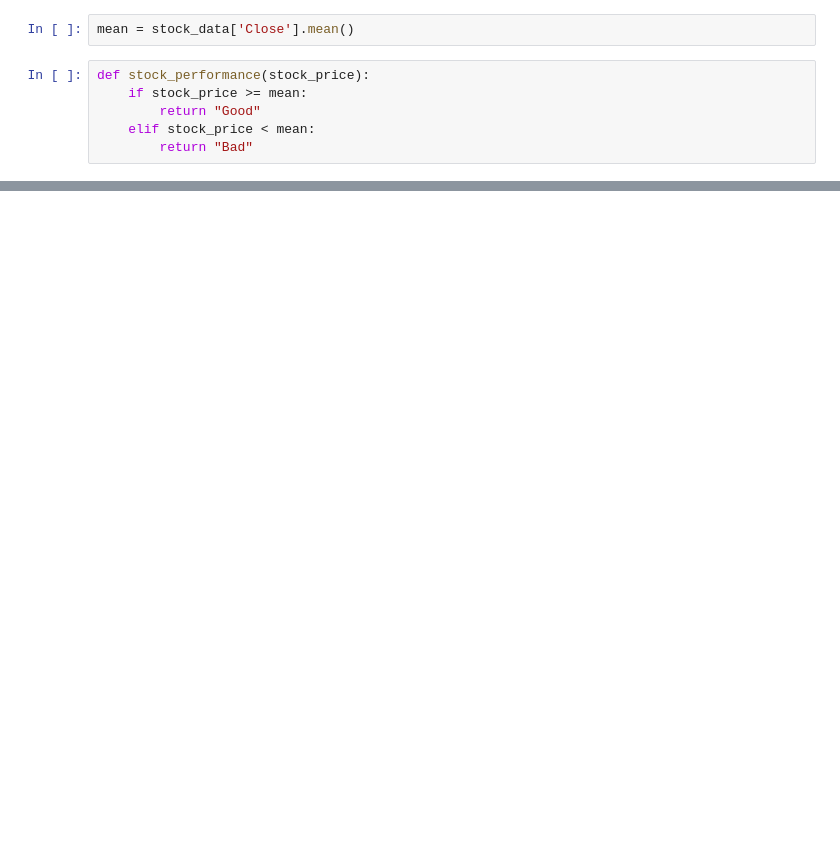
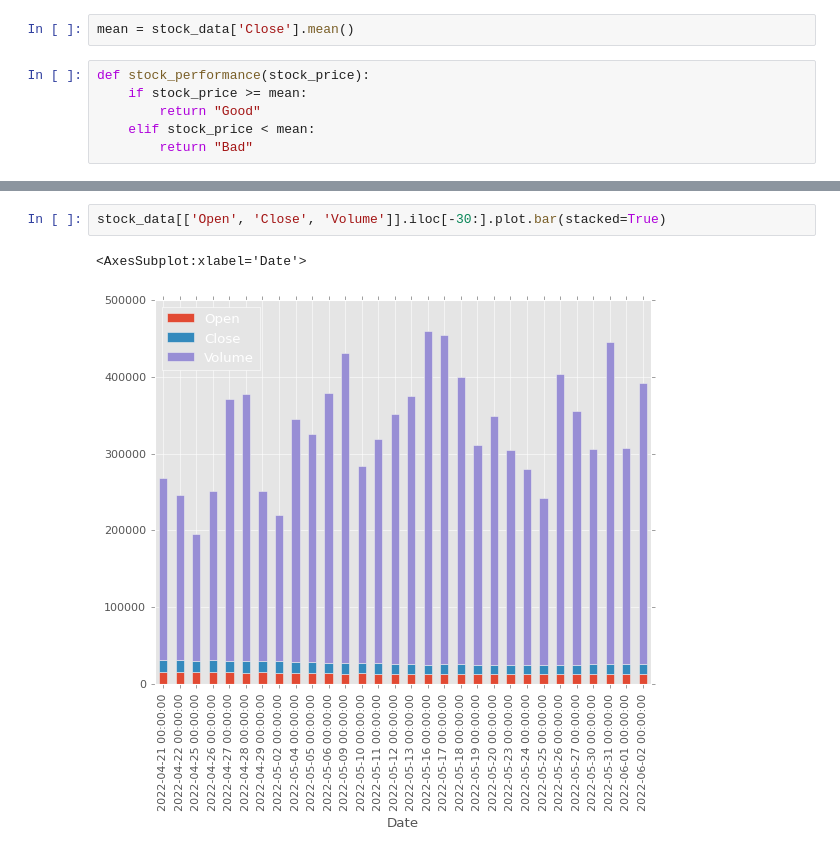
Before and after one commit to madhubabukencha/pandas, a Jupyter notebook: top10_data_visualization/data_visualization.ipynb, the cells around one changed output, grey strips where cells are left out. Saved outputs shown, nothing was run; the diff lists cells and outputs as text; blank space fills up the shorter version.

```diff
--- a/top10_data_visualization/data_visualization.ipynb
+++ b/top10_data_visualization/data_visualization.ipynb
@@ -90,0 +127,5 @@ dtype: int64
+# %%
+stock_data[['Open', 'Close', 'Volume']].iloc[-30:].plot.bar(stacked=True)
+# %% [output]
+<AxesSubplot:xlabel='Date'>
+[figure, added]
```
Also changed, not shown: parts of 24 cells of this notebook.
